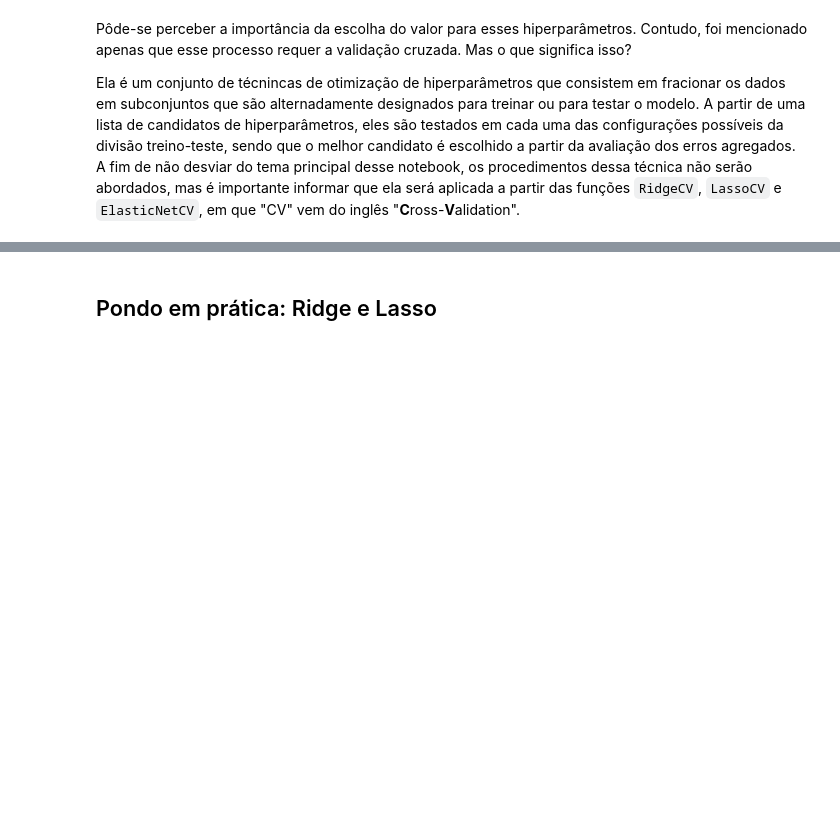
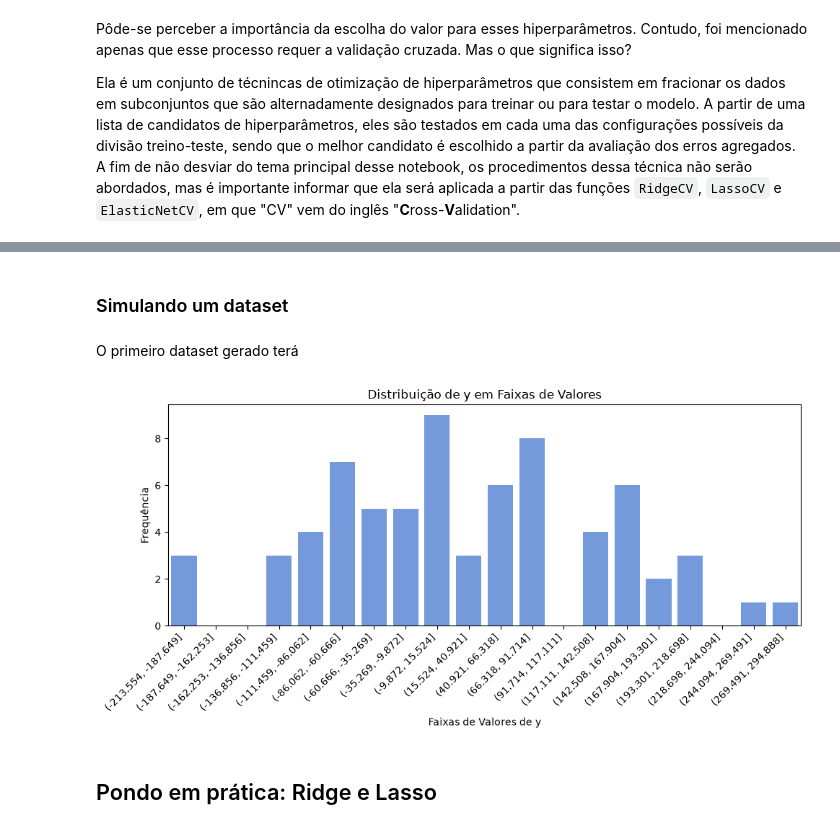
Before and after one commit to cg-oc/machine-learning, a Jupyter notebook: reguL1_L2.ipynb, the cells around one changed output, grey strips where cells are left out. Drawn from its saved outputs; the diff is of its cells as text; code cells hidden in the pictures; blank space fills up the shorter version.

```diff
--- a/reguL1_L2.ipynb
+++ b/reguL1_L2.ipynb
@@ -558,3 +727,53 @@ Ela é um conjunto de técnincas de otimização de hiperparâmetros que consist
+# %% [markdown]
+### Simulando um dataset
+# %% [markdown]
+O primeiro dataset gerado terá
+# %%
+from sklearn.datasets import make_regression
+import numpy as np
+
+N_FEATURES = 85
+# 1. Gera o dataset sintético de regressão
+X, y = make_regression(
+    n_samples=70,
+    n_features=N_FEATURES,
+    n_informative=5,    # Apenas 5 features geram y; as outras 80 são ruído puro
+    noise=10.0,           # Ruído gaussiano sobre o target
+    random_state=42
+)
+# 2. Cria o DataFrame inicial com as features e o target
+df = pd.DataFrame(X, columns=[f"feature_{n}" for n in range(N_FEATURES)])
+df['target'] = y
+
+# 3. Adiciona a feature correlacionada diretamente via Pandas/NumPy
+# rng = np.random.default_rng(42)  # Semente fixa para reprodutibilidade do ruído
+# df['feature_0_correlacionada'] = df['feature_0'] * 1.5 + rng.normal(0, 0.1, size=len(df))
+# %%
+import matplotlib.pyplot as plt
+import pandas as pd
+import seaborn as sns
+
+# 1. Divide os valores de y em faixas (bins) e conta a frequência de cada uma
+faixas = pd.cut(df["target"], bins=20).value_counts().sort_index().reset_index()
+faixas.columns = ["faixa_y", "contagem"]
+
+# 2. Plota as faixas no eixo X e a contagem no eixo Y
+plt.figure(figsize=(10, 5))
+sns.barplot(
+    data=faixas,
+    x=faixas["faixa_y"].astype(str),
+    y="contagem",
+    color="cornflowerblue",
+)
+
+plt.title("Distribuição de y em Faixas de Valores")
+plt.xlabel("Faixas de Valores de y")
+plt.ylabel("Frequência")
+plt.xticks(rotation=45, ha="right")
+plt.tight_layout()
+plt.show()
+# %% [output]
+[figure, added]
 # %% [markdown]
 ## Pondo em prática: Ridge e Lasso
 # %% [markdown]
```
Also changed, not shown: parts of 90 cells of this notebook, 3 other files.
